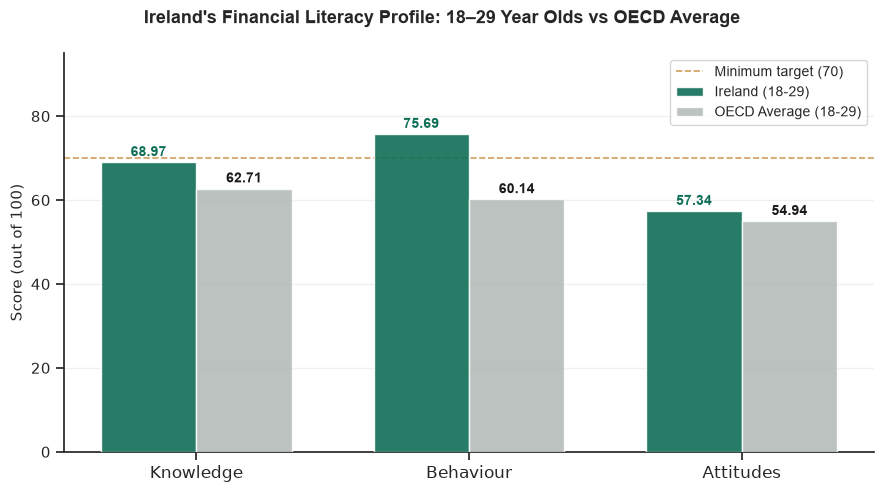
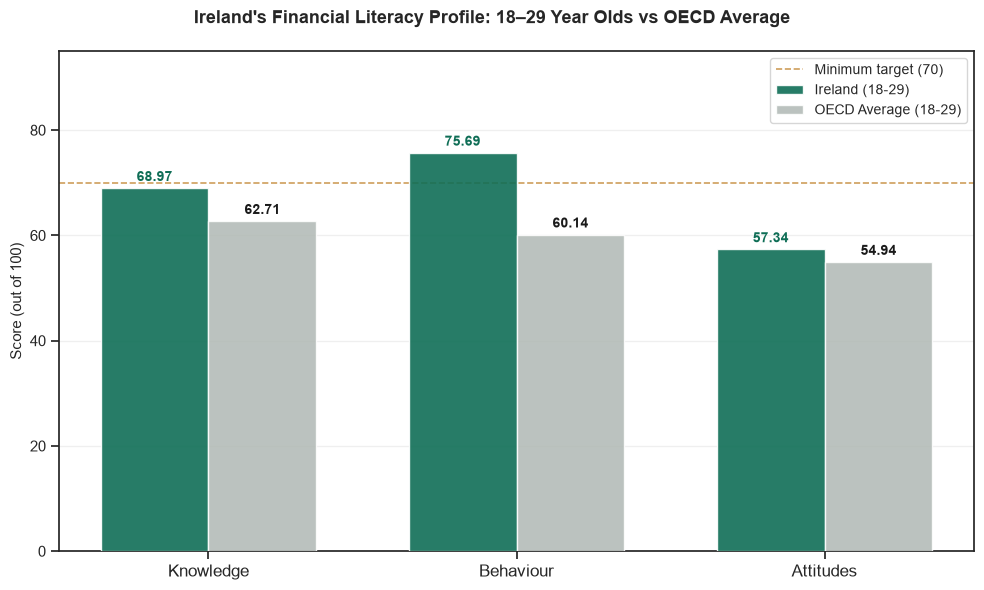
Unified diff of the notebook cell whose output changed from the first chart to the second:
--- before
+++ after
@@ -1,5 +1,5 @@
 # --- Chart 1: Ireland 18-29 sub-score profile vs OECD ---
 
-fig, ax = plt.subplots(figsize=(9, 5))
+fig, ax = plt.subplots(figsize=(10, 6))
 
 sns.set_theme(style='ticks')

Commit: edited readme files